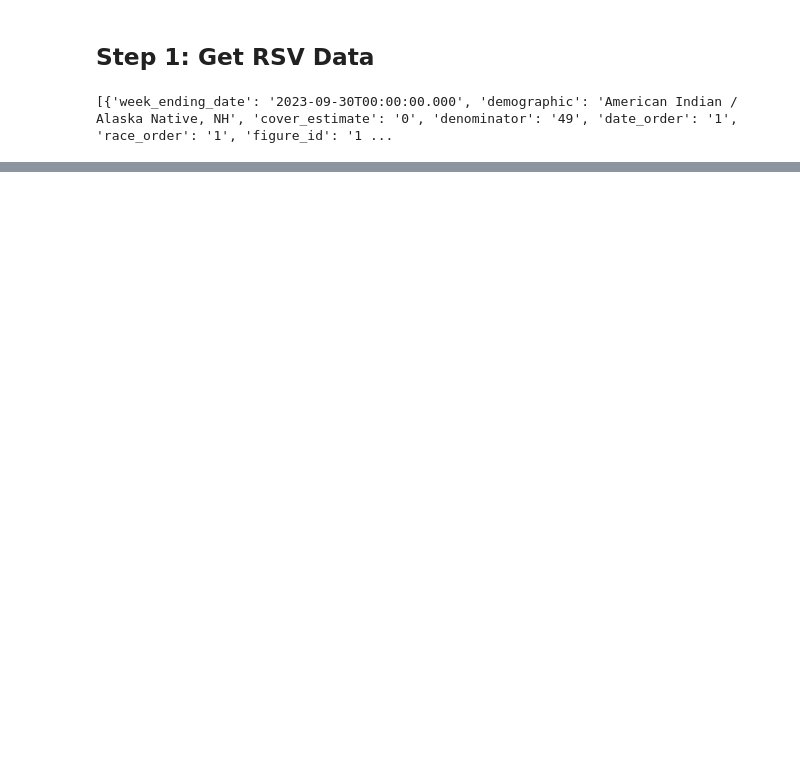
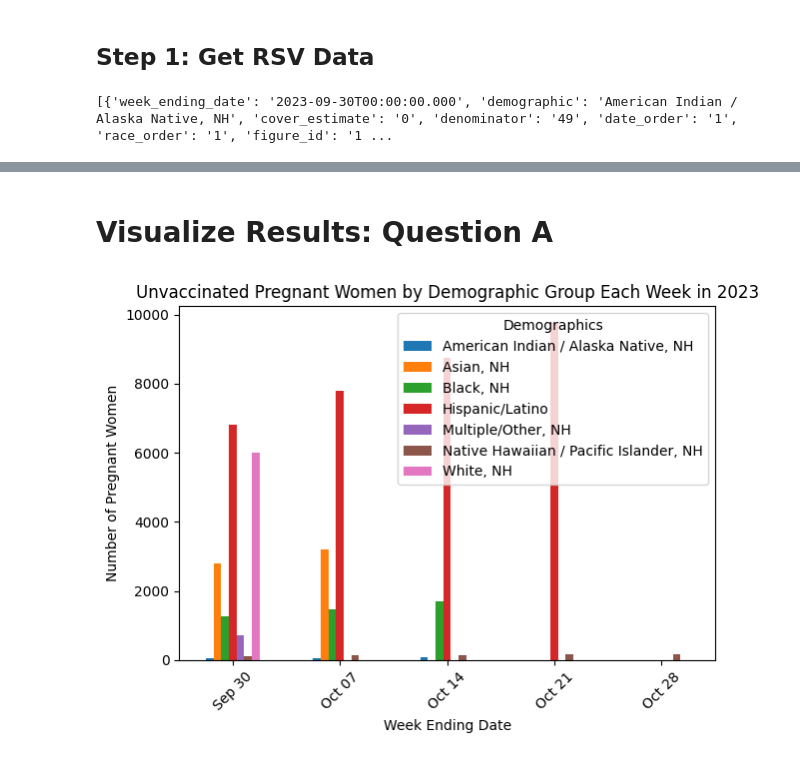
Before and after one commit to AipuAmeh/final-project-aipub, a Jupyter notebook: main.ipynb, the cells around one changed output, grey strips where cells are left out. Saved outputs shown, nothing was run; the diff lists cells and outputs as text; code cells hidden in the pictures; blank space fills up the shorter version.

Commit message:
finished logic and plotting first research question

```diff
--- a/main.ipynb
+++ b/main.ipynb
@@ -56,0 +27,19 @@ print(weekly_disparities_df)
+# %%
+weekly_disparities_list = []
+grouped_by_week = defaultdict(list)
+    # filter data to answer question
+for item in data_file:
+    cover_estimate = float(item.get("cover_estimate"))
+    if (cover_estimate) == 0:
+        weekly_disparities_list.append({
+                "week_ending_date": item.get("week_ending_date"),
+                "demographic": item.get("demographic"),
+                "num_pregnant_women": item.get("denominator")
+            })
+
+
+
+weekly_disparities_df =  pd.DataFrame(weekly_disparities_list)
+weekly_disparities_df["week_ending_date"] = pd.to_datetime(weekly_disparities_df["week_ending_date"])
+weekly_disparities_df.columns = ["Week_Ending_Date", "Demographics", "Num_Pregnant_Women"]
+print(weekly_disparities_df)
@@ -56,0 +64,36 @@ print(weekly_disparities_df)
+# %% [markdown]
+# Visualize Results: Question A
+# %%
+# clean up data
+# filter the df to remove those without an actual race/ethnicity
+filtered_df = weekly_disparities_df[
+    ~weekly_disparities_df["Demographics"].isin(["Overall", "Unknown"])
+]
+
+# drop rows with missing date or missing counts
+filtered_df = filtered_df.dropna(subset=["Week_Ending_Date", "Num_Pregnant_Women"])
+
+# make sure num_pregnant_women data is numeric
+filtered_df["Num_Pregnant_Women"] = pd.to_numeric(filtered_df["Num_Pregnant_Women"], errors="coerce")
+
+# reshapes and summarizes data. turns it into matrix view
+pivot_df = filtered_df.pivot_table(
+    index="Week_Ending_Date",
+    columns="Demographics",
+    values="Num_Pregnant_Women",
+    aggfunc="sum"
+)
+
+# changes date time of week ending date
+pivot_df.index = pivot_df.index.strftime("%b %d")
+
+# plot bar
+ax = pivot_df.plot(kind="bar")
+ax.set_title("Unvaccinated Pregnant Women by Demographic Group Each Week in 2023")
+ax.set_xlabel("Week Ending Date")
+ax.set_ylabel("Number of Pregnant Women")
+plt.xticks(rotation=45)
+plt.tight_layout()
+plt.show()
+# %% [output]
+[figure, added]
```
Also changed, not shown: parts of 9 cells of this notebook, 2 other files.
